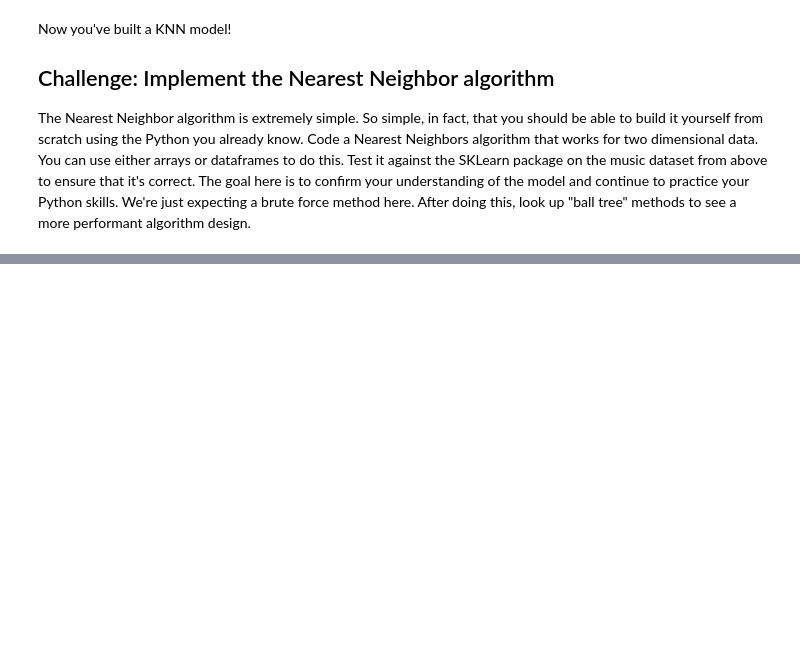
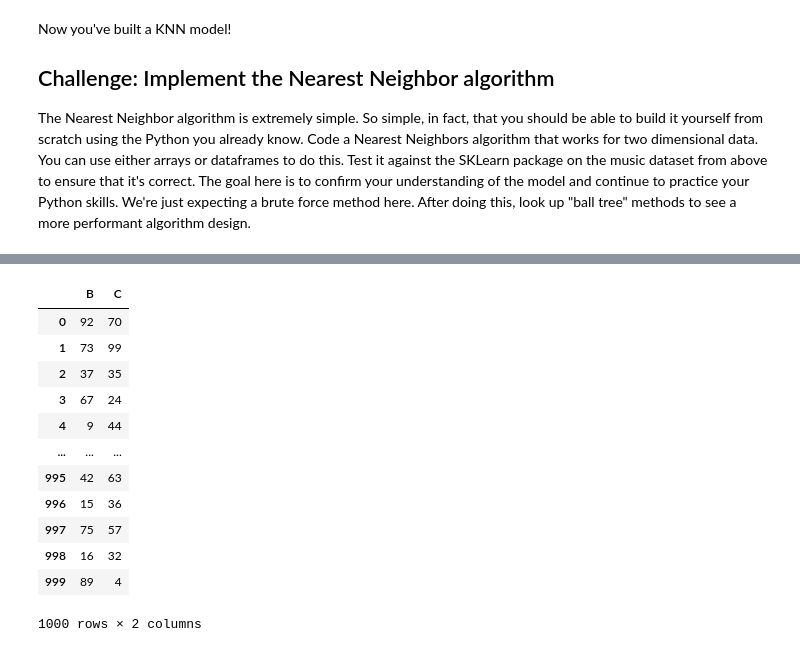
Before and after one commit to DJGump/module-work-DSI06, a Jupyter notebook: week8_dgump/Assignments/knn_classifiers.ipynb, the cells around one changed output, grey strips where cells are left out. Cells and saved outputs as stored; diff of their text form; code cells hidden in the pictures; blank space fills up the shorter version.

```diff
--- a/week8_dgump/Assignments/knn_classifiers.ipynb
+++ b/week8_dgump/Assignments/knn_classifiers.ipynb
@@ -207,3 +207,19 @@ Name: A, dtype: int64
 # %%
 X = df[['B', 'C']]
 y = df['A']
+# %%
+X
+# %% [output]
+|  | B | C |
+| 0 | 92 | 70 |
+| 1 | 73 | 99 |
+| 2 | 37 | 35 |
+| 3 | 67 | 24 |
+| 4 | 9 | 44 |
+| ... | ... | ... |
+| 995 | 42 | 63 |
+| 996 | 15 | 36 |
+| 997 | 75 | 57 |
+| 998 | 16 | 32 |
+| 999 | 89 | 4 |
+1000 rows × 2 columns
```
Also changed, not shown: parts of 9 cells of this notebook, 7 other files.
